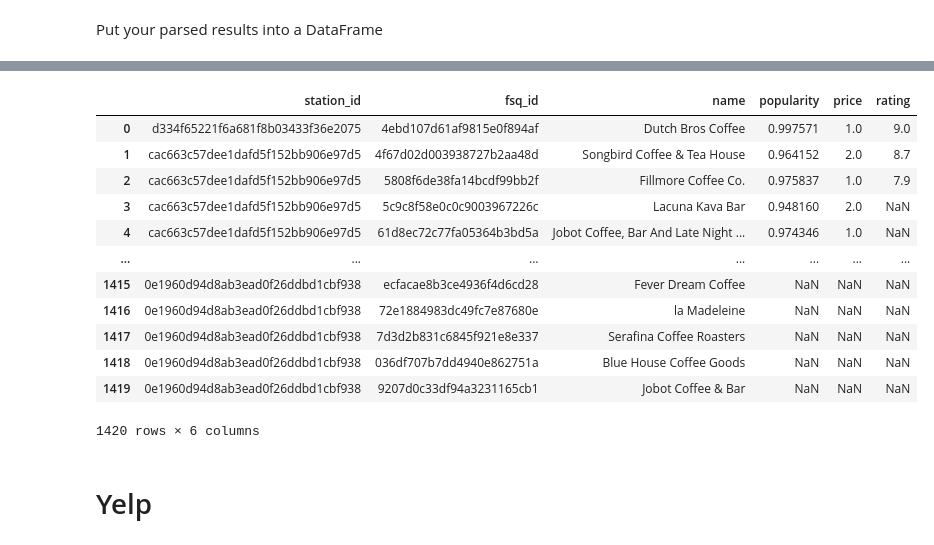
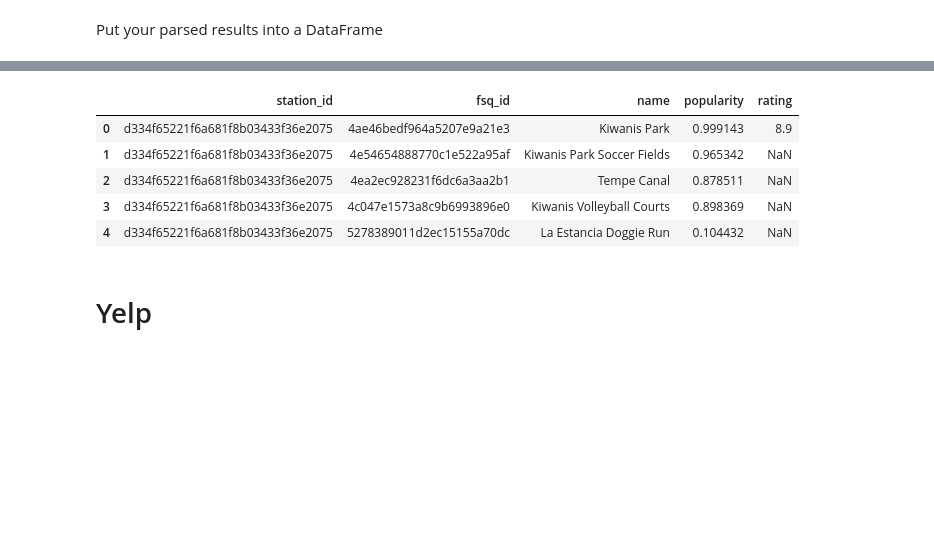
Before and after one commit to SamTheDataGuy/Final-Project-Statistical-Modelling-with-Python-main, a Jupyter notebook: notebooks/yelp_foursquare_EDA.ipynb, the cells around one changed output, grey strips where cells are left out. Saved outputs shown, nothing was run; the diff lists cells and outputs as text; code cells hidden in the pictures; blank space fills up the shorter version.

```diff
--- a/notebooks/yelp_foursquare_EDA.ipynb
+++ b/notebooks/yelp_foursquare_EDA.ipynb
@@ -40,7 +31,7 @@ api_key_fs_string = 'FOURSQUARE_API_KEY' # replace with your Foursquare API key
 api_key_fs = os.getenv(api_key_fs_string)
 # %%
 # Function to find all POI's of a specific category within a set distance from any bike stations
-def POIs(station_ids,latitudes,longitudes,radius,limit,category_ids):
+def find_POIs_foursquare(station_ids,latitudes,longitudes,radius,limit,category_ids):
 
     fields = 'fsq_id,name,rating,popularity,price'
     list_POI = []
@@ -85,24 +70,16 @@ df_retaurants_bars
 # %%
-# Creating dataframe for cafes, coffee shops, and tea houses
-df_cafe_coffee_teaHouse = POIs(station_ids=df_stations['id'],
-                          latitudes=df_stations['latitude'],
-                          longitudes=df_stations['longitude'],
-                          radius=1000,
-                          limit=50,
-                          category_ids='13032')
-
-df_cafe_coffee_teaHouse
+# Creating dataframe for Landmarks and Outdoors
+df_landmarksOutdoors_fs = find_POIs_foursquare(station_ids=df_stations['id'],
+                                                latitudes=df_stations['latitude'],
+                                                longitudes=df_stations['longitude'],
+                                                radius=1000,
+                                                limit=50,
+                                                category_ids='16000')
+df_landmarksOutdoors_fs.head()
 # %% [output]
-|  | station_id | fsq_id | name | popularity | price | rating |
-| 0 | d334f65221f6a681f8b03433f36e2075 | 4ebd107d61af9815e0f894af | Dutch Bros Coffee | 0.997571 | 1.0 | 9.0 |
-| 1 | cac663c57dee1dafd5f152bb906e97d5 | 4f67d02d003938727b2aa48d | Songbird Coffee & Tea House | 0.964152 | 2.0 | 8.7 |
-| 2 | cac663c57dee1dafd5f152bb906e97d5 | 5808f6de38fa14bcdf99bb2f | Fillmore Coffee Co. | 0.975837 | 1.0 | 7.9 |
-| 3 | cac663c57dee1dafd5f152bb906e97d5 | 5c9c8f58e0c0c9003967226c | Lacuna Kava Bar | 0.948160 | 2.0 | NaN |
-| 4 | cac663c57dee1dafd5f152bb906e97d5 | 61d8ec72c77fa05364b3bd5a | Jobot Coffee, Bar And Late Night ... | 0.974346 | 1.0 | NaN |
-| ... | ... | ... | ... | ... | ... | ... |
-| 1415 | 0e1960d94d8ab3ead0f26ddbd1cbf938 | ecfacae8b3ce4936f4d6cd28 | Fever Dream Coffee | NaN | NaN | NaN |
-| 1416 | 0e1960d94d8ab3ead0f26ddbd1cbf938 | 72e1884983dc49fc7e87680e | la Madeleine | NaN | NaN | NaN |
-| 1417 | 0e1960d94d8ab3ead0f26ddbd1cbf938 | 7d3d2b831c6845f921e8e337 | Serafina Coffee Roasters | NaN | NaN | NaN |
-| 1418 | 0e1960d94d8ab3ead0f26ddbd1cbf938 | 036df707b7dd4940e862751a | Blue House Coffee Goods | NaN | NaN | NaN |
-| 1419 | 0e1960d94d8ab3ead0f26ddbd1cbf938 | 9207d0c33df94a3231165cb1 | Jobot Coffee & Bar | NaN | NaN | NaN |
+|  | station_id | fsq_id | name | popularity | rating |
+| 0 | d334f65221f6a681f8b03433f36e2075 | 4ae46bedf964a5207e9a21e3 | Kiwanis Park | 0.999143 | 8.9 |
+| 1 | d334f65221f6a681f8b03433f36e2075 | 4e54654888770c1e522a95af | Kiwanis Park Soccer Fields | 0.965342 | NaN |
+| 2 | d334f65221f6a681f8b03433f36e2075 | 4ea2ec928231f6dc6a3aa2b1 | Tempe Canal | 0.878511 | NaN |
+| 3 | d334f65221f6a681f8b03433f36e2075 | 4c047e1573a8c9b6993896e0 | Kiwanis Volleyball Courts | 0.898369 | NaN |
+| 4 | d334f65221f6a681f8b03433f36e2075 | 5278389011d2ec15155a70dc | La Estancia Doggie Run | 0.104432 | NaN |
-1420 rows × 6 columns
```
Also changed, not shown: parts of 13 cells of this notebook, 6 other files.
